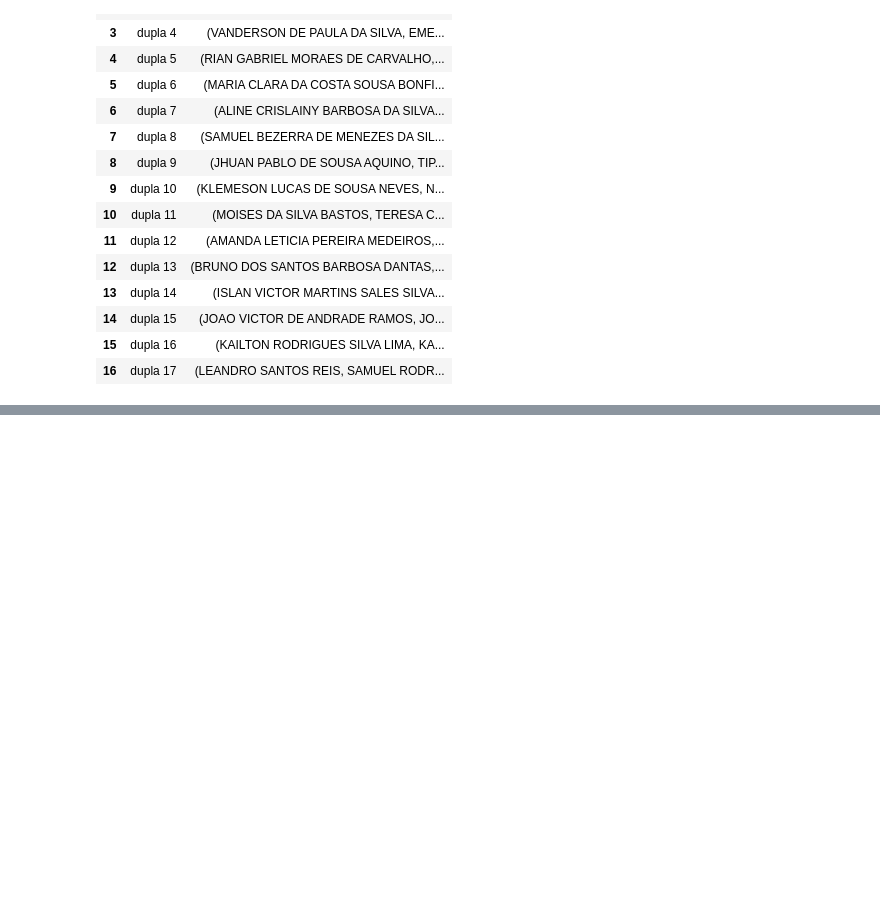
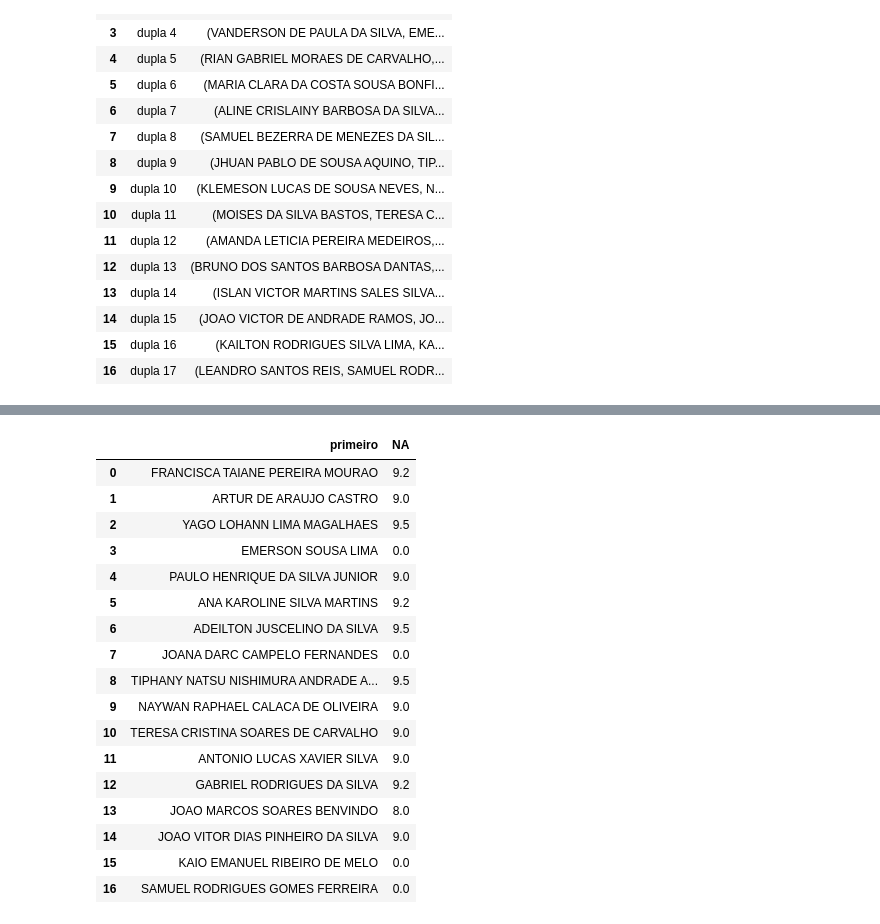
Before and after one commit to armandossrecife/teste, a Jupyter notebook: relacao_duplas_pe.ipynb, the cells around one changed output, grey strips where cells are left out. Drawn from its saved outputs; the diff is of its cells as text; code cells hidden in the pictures; blank space fills up the shorter version.

```diff
--- a/relacao_duplas_pe.ipynb
+++ b/relacao_duplas_pe.ipynb
@@ -98,0 +214,23 @@ df_duplas_pe
+# %%
+df_s = df_notas_3av[['segundo', 'NB']]
+df_s.columns = ['primeiro', 'NA']
+df_s
+# %% [output]
+|  | primeiro | NA |
+| 0 | FRANCISCA TAIANE PEREIRA MOURAO | 9.2 |
+| 1 | ARTUR DE ARAUJO CASTRO | 9.0 |
+| 2 | YAGO LOHANN LIMA MAGALHAES | 9.5 |
+| 3 | EMERSON SOUSA LIMA | 0.0 |
+| 4 | PAULO HENRIQUE DA SILVA JUNIOR | 9.0 |
+| 5 | ANA KAROLINE SILVA MARTINS | 9.2 |
+| 6 | ADEILTON JUSCELINO DA SILVA | 9.5 |
+| 7 | JOANA DARC CAMPELO FERNANDES | 0.0 |
+| 8 | TIPHANY NATSU NISHIMURA ANDRADE A... | 9.5 |
+| 9 | NAYWAN RAPHAEL CALACA DE OLIVEIRA | 9.0 |
+| 10 | TERESA CRISTINA SOARES DE CARVALHO | 9.0 |
+| 11 | ANTONIO LUCAS XAVIER SILVA | 9.0 |
+| 12 | GABRIEL RODRIGUES DA SILVA | 9.2 |
+| 13 | JOAO MARCOS SOARES BENVINDO | 8.0 |
+| 14 | JOAO VITOR DIAS PINHEIRO DA SILVA | 9.0 |
+| 15 | KAIO EMANUEL RIBEIRO DE MELO | 0.0 |
+| 16 | SAMUEL RODRIGUES GOMES FERREIRA | 0.0 |
```
Also changed, not shown: parts of 13 cells of this notebook.
